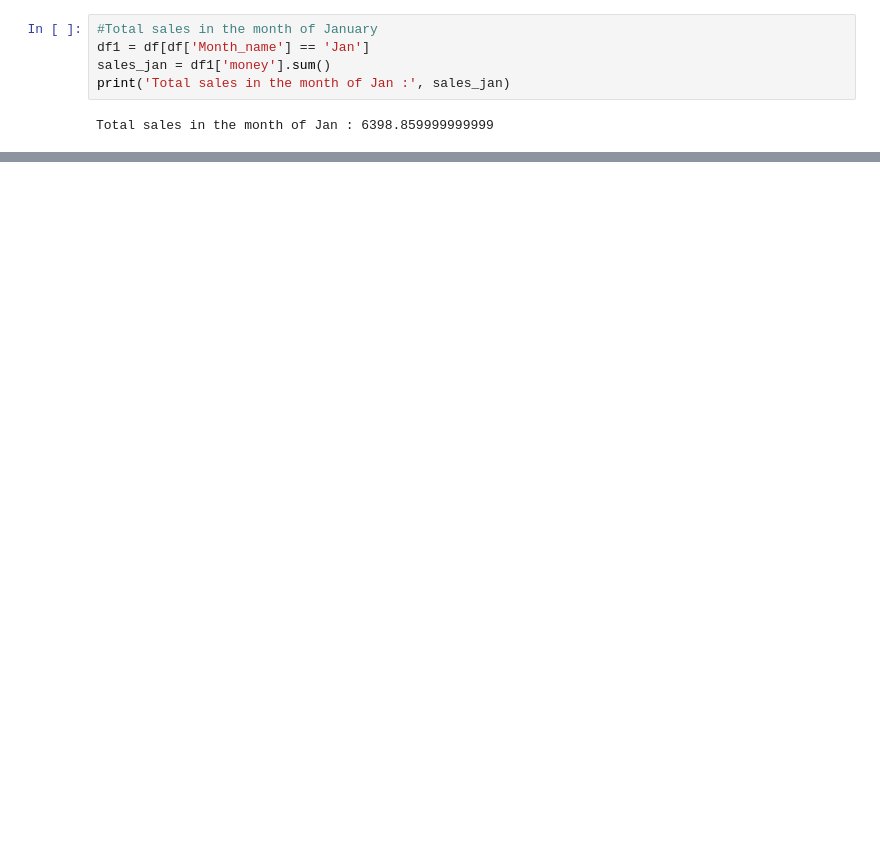
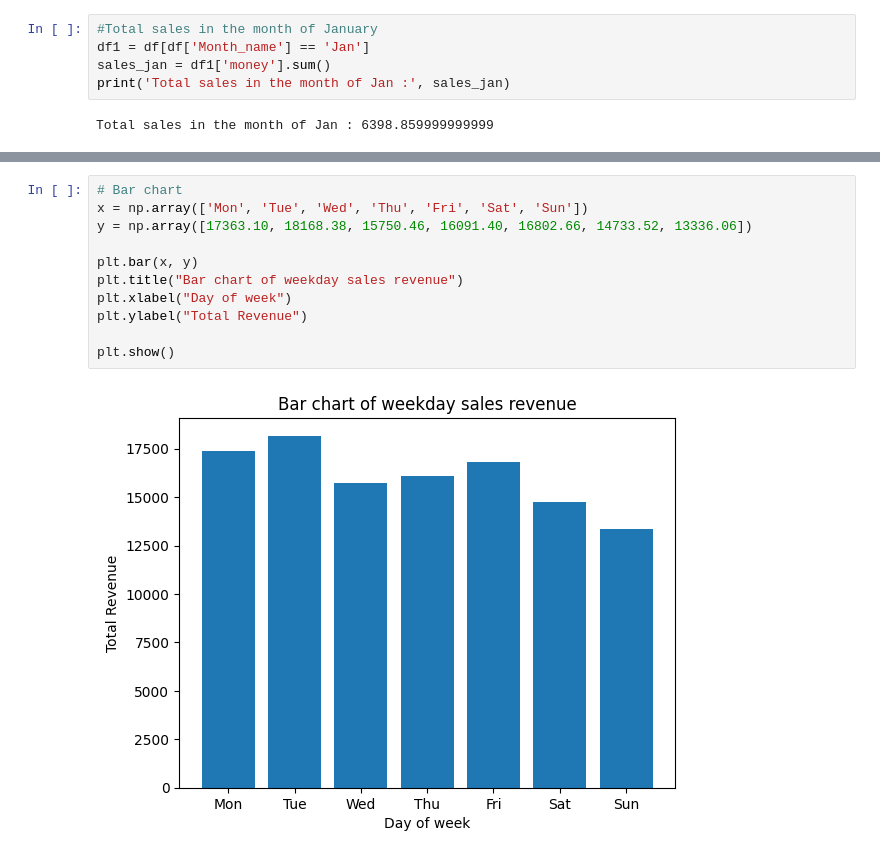
Before and after one commit to Nestor-12345/Coffee-sales-data-analysis, a Jupyter notebook: coffee-sales-data-analysis-project.ipynb, the cells around one changed output, grey strips where cells are left out. Saved outputs shown, nothing was run; the diff lists cells and outputs as text; blank space fills up the shorter version.

```diff
--- a/coffee-sales-data-analysis-project.ipynb
+++ b/coffee-sales-data-analysis-project.ipynb
@@ -299,0 +421,13 @@ Name: money, dtype: float64
+# %%
+# Bar chart
+x = np.array(['Mon', 'Tue', 'Wed', 'Thu', 'Fri', 'Sat', 'Sun'])
+y = np.array([17363.10, 18168.38, 15750.46, 16091.40, 16802.66, 14733.52, 13336.06])
+
+plt.bar(x, y)
+plt.title("Bar chart of weekday sales revenue")
+plt.xlabel("Day of week")
+plt.ylabel("Total Revenue")
+
+plt.show()
+# %% [output]
+[figure, added]
```
Also changed, not shown: parts of 83 cells of this notebook.
